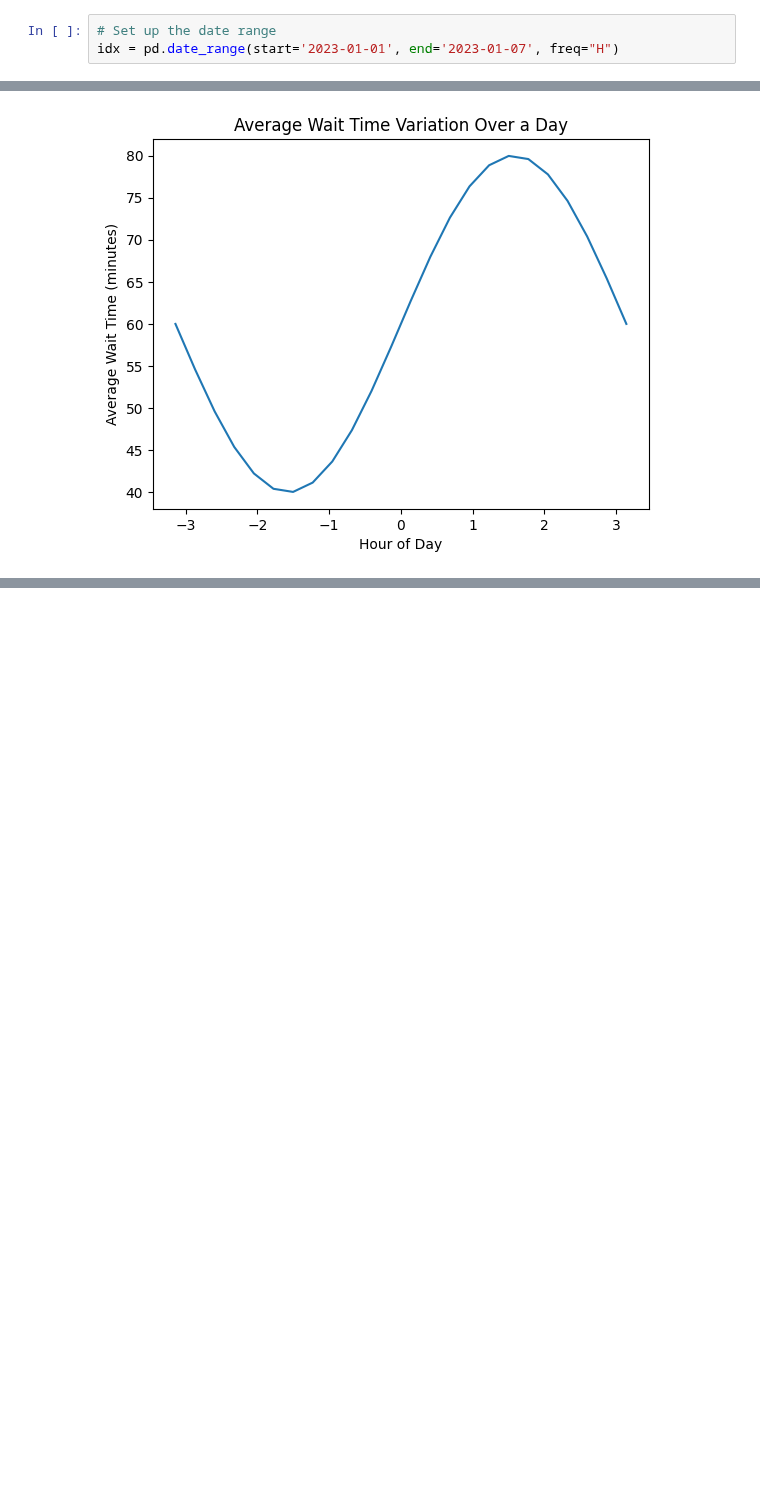
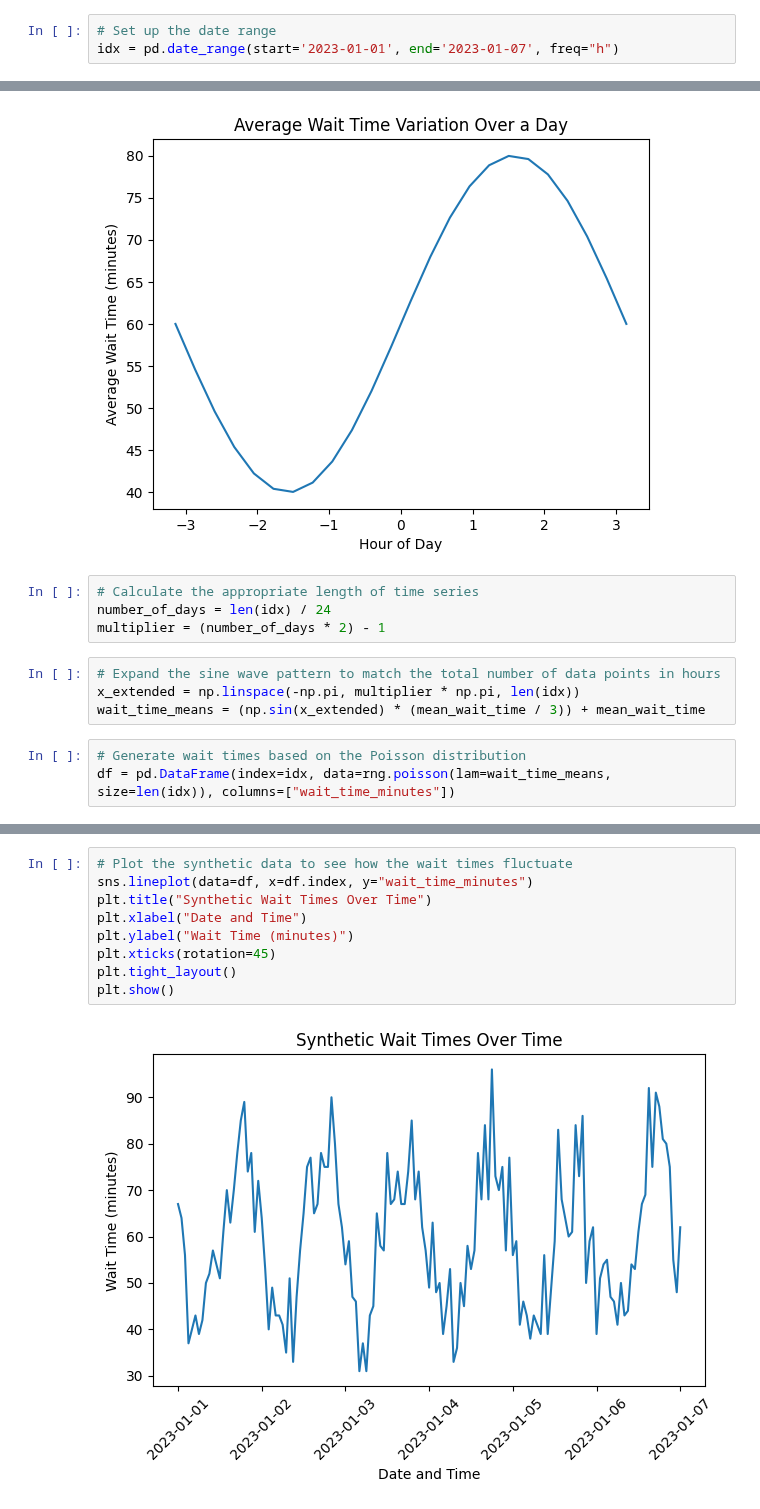
Before and after one commit to sophieboyle1/Final-Year-Project, a Jupyter notebook: src/wait_times.ipynb, the cells around one changed output, grey strips where cells are left out. Drawn from its saved outputs; the diff is of its cells as text; blank space fills up the shorter version.

Commit message:
finished wait times generation

```diff
--- a/src/wait_times.ipynb
+++ b/src/wait_times.ipynb
@@ -5,7 +5,7 @@ import matplotlib.pyplot as plt
 import seaborn as sns
 # %%
 # Set up the date range
-idx = pd.date_range(start='2023-01-01', end='2023-01-07', freq="H")
+idx = pd.date_range(start='2023-01-01', end='2023-01-07', freq="h")
 # %%
 # Set a random seed for reproducibility
 rng = np.random.default_rng(seed=42)
@@ -26,3 +26,14 @@ plt.ylabel("Average Wait Time (minutes)")
 plt.show()
 # %% [output]
 [figure]
+# %%
+# Calculate the appropriate length of time series
+number_of_days = len(idx) / 24
+multiplier = (number_of_days * 2) - 1
+# %%
+# Expand the sine wave pattern to match the total number of data points in hours
+x_extended = np.linspace(-np.pi, multiplier * np.pi, len(idx))
+wait_time_means = (np.sin(x_extended) * (mean_wait_time / 3)) + mean_wait_time
+# %%
+# Generate wait times based on the Poisson distribution
+df = pd.DataFrame(index=idx, data=rng.poisson(lam=wait_time_means, size=len(idx)), columns=["wait_time_minutes"])
@@ -28,0 +48,11 @@ plt.show()
+# %%
+# Plot the synthetic data to see how the wait times fluctuate
+sns.lineplot(data=df, x=df.index, y="wait_time_minutes")
+plt.title("Synthetic Wait Times Over Time")
+plt.xlabel("Date and Time")
+plt.ylabel("Wait Time (minutes)")
+plt.xticks(rotation=45)
+plt.tight_layout()
+plt.show()
+# %% [output]
+[figure, added]
```
Also changed, not shown: parts of 2 cells of this notebook.
